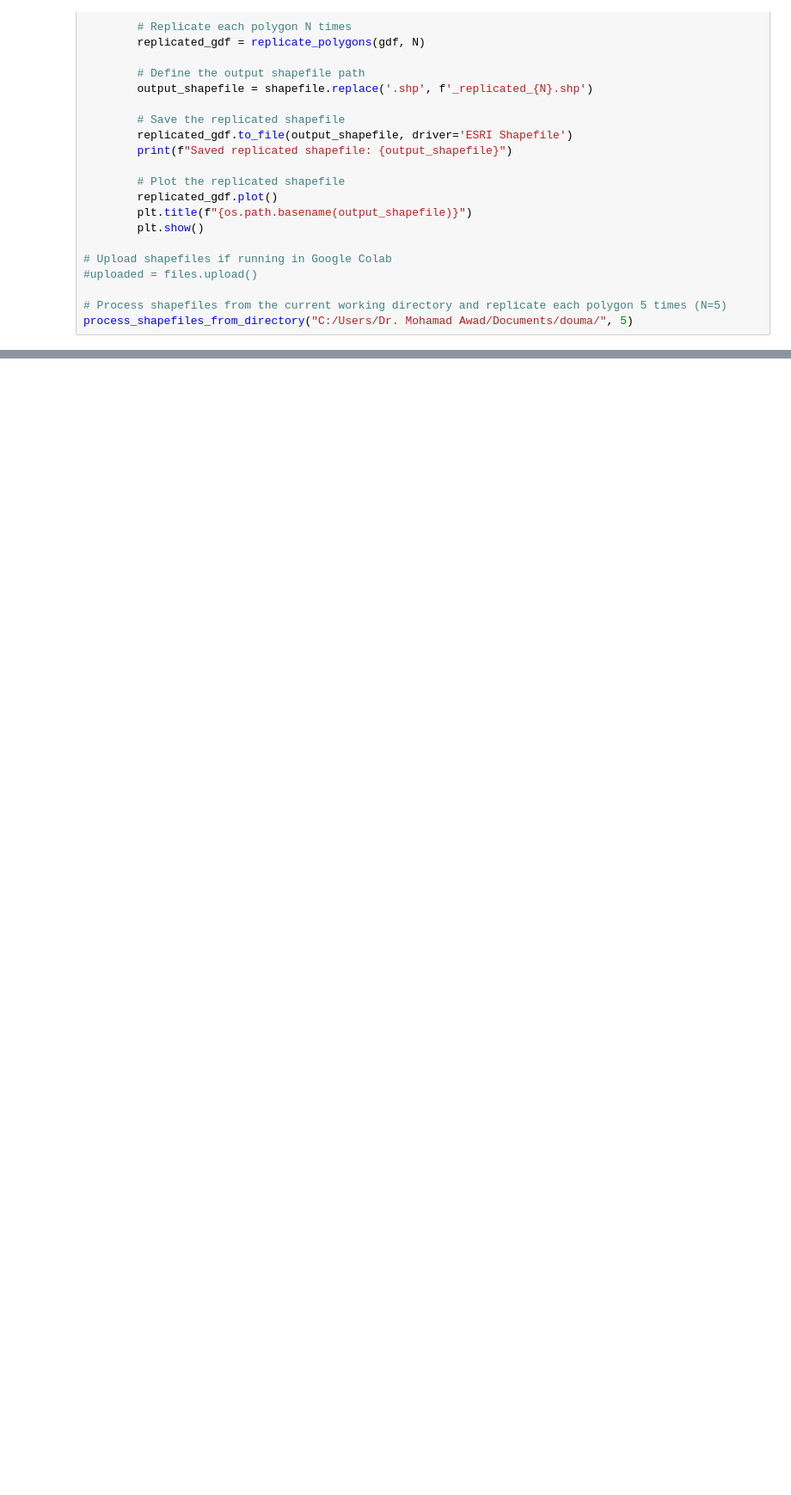
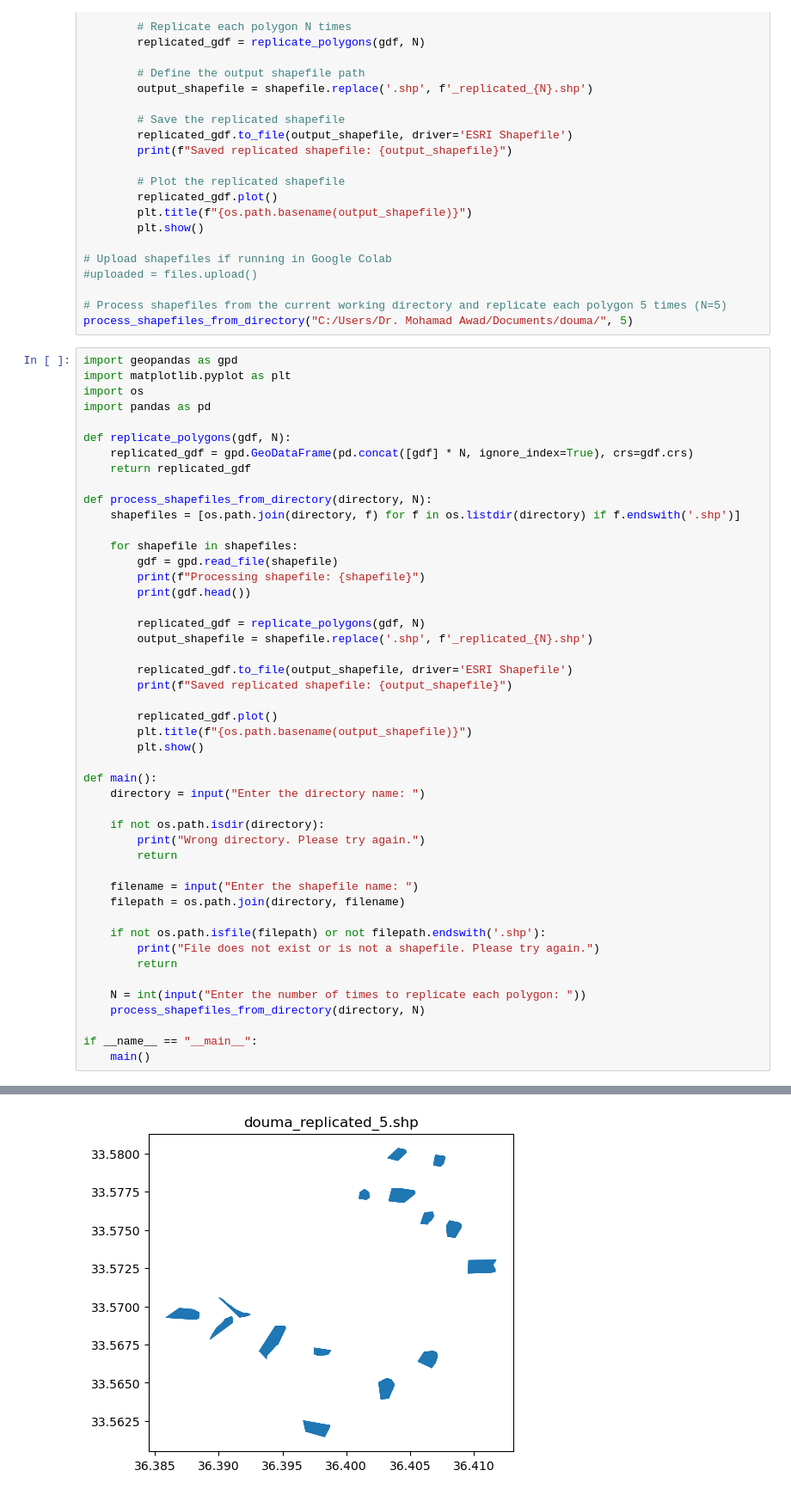
Before and after one commit to ma850419/Various_scripts, a Jupyter notebook: replicate_features.ipynb, the cells around one changed output, grey strips where cells are left out. Shown at 86% size. Drawn from its saved outputs; the diff is of its cells as text; blank space fills up the shorter version.

```diff
--- a/replicate_features.ipynb
+++ b/replicate_features.ipynb
@@ -47,3 +47,51 @@ def process_shapefiles_from_directory(directory, N):
 
 # Process shapefiles from the current working directory and replicate each polygon 5 times (N=5)
 process_shapefiles_from_directory("C:/Users/Dr. Mohamad Awad/Documents/douma/", 5)
+# %%
+import geopandas as gpd
+import matplotlib.pyplot as plt
+import os
+import pandas as pd
+
+def replicate_polygons(gdf, N):
+    replicated_gdf = gpd.GeoDataFrame(pd.concat([gdf] * N, ignore_index=True), crs=gdf.crs)
+    return replicated_gdf
+
+def process_shapefiles_from_directory(directory, N):
+    shapefiles = [os.path.join(directory, f) for f in os.listdir(directory) if f.endswith('.shp')]
+
+    for shapefile in shapefiles:
+        gdf = gpd.read_file(shapefile)
+        print(f"Processing shapefile: {shapefile}")
+        print(gdf.head())
+
+        replicated_gdf = replicate_polygons(gdf, N)
+        output_shapefile = shapefile.replace('.shp', f'_replicated_{N}.shp')
+
+        replicated_gdf.to_file(output_shapefile, driver='ESRI Shapefile')
+        print(f"Saved replicated shapefile: {output_shapefile}")
+
+        replicated_gdf.plot()
+        plt.title(f"{os.path.basename(output_shapefile)}")
+        plt.show()
+
+def main():
+    directory = input("Enter the directory name: ")
+
+    if not os.path.isdir(directory):
+        print("Wrong directory. Please try again.")
+        return
+
+    filename = input("Enter the shapefile name: ")
+    filepath = os.path.join(directory, filename)
+
+    if not os.path.isfile(filepath) or not filepath.endswith('.shp'):
+        print("File does not exist or is not a shapefile. Please try again.")
+        return
+
+    N = int(input("Enter the number of times to replicate each polygon: "))
+    process_shapefiles_from_directory(directory, N)
+
+if __name__ == "__main__":
+    main()
+# %% [output]
@@ -49,0 +109 @@ process_shapefiles_from_directory("C:/Users/Dr. Mohamad Awad/Documents/douma/",
+[figure, added]
```
Also changed, not shown: parts of 4 cells of this notebook.
